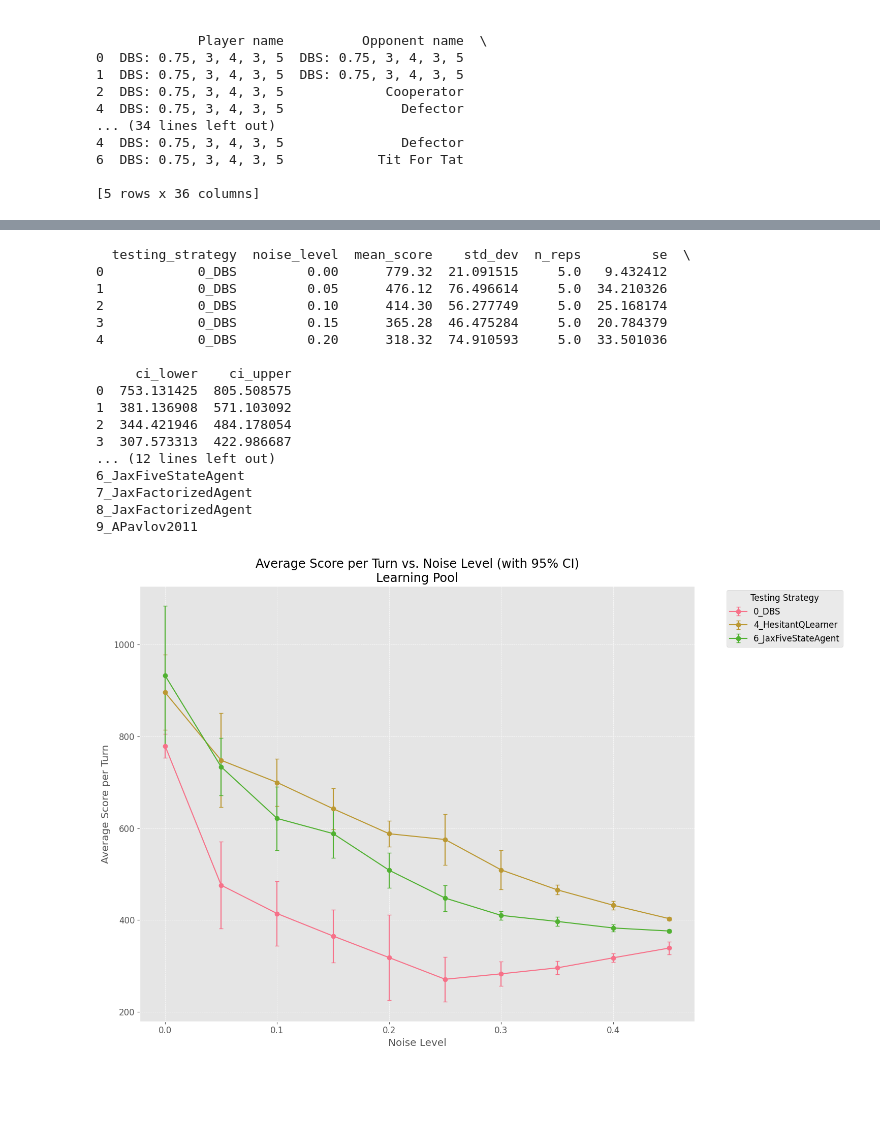
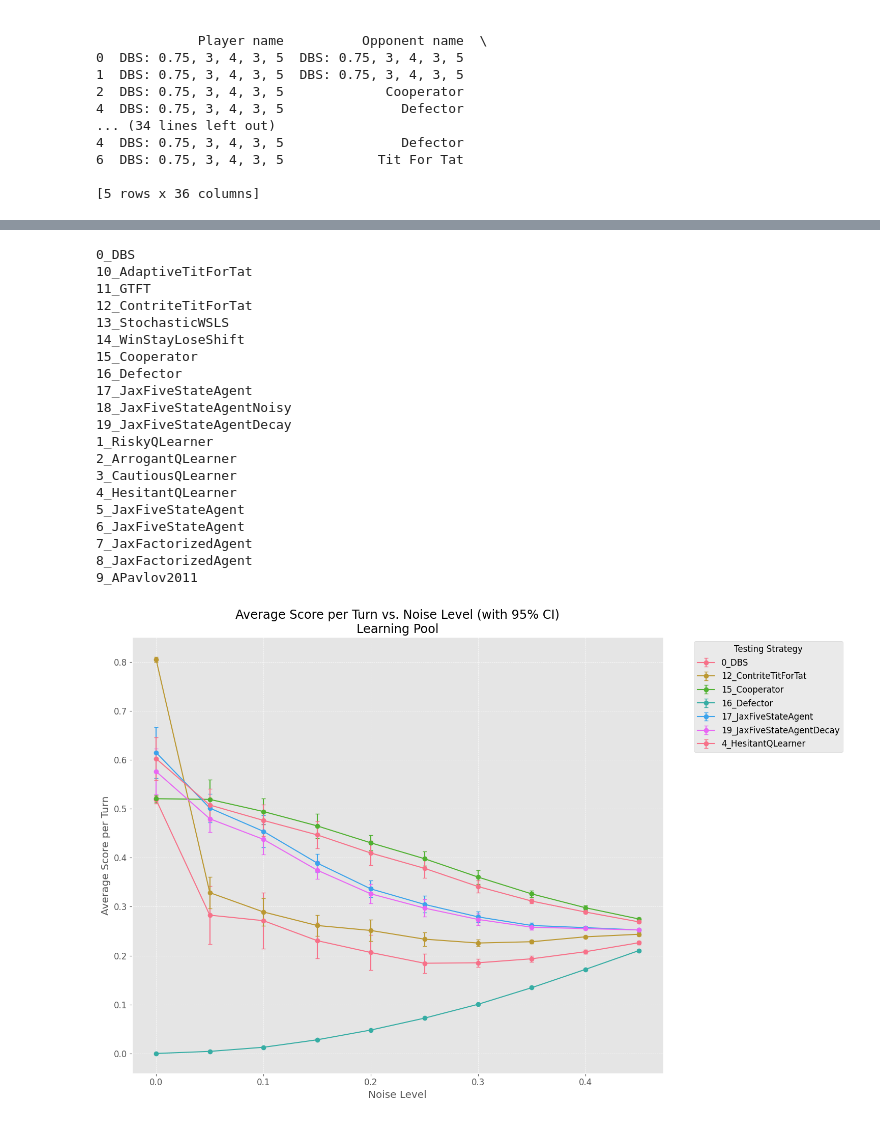
Before and after one commit to KivalM/AIFNIPD, a Jupyter notebook: experimentation/create_final_results.ipynb, the cells around one changed output, grey strips where cells are left out. Cells and saved outputs as stored; diff of their text form; code cells hidden in the pictures; blank space fills up the shorter version.

```diff
--- a/experimentation/create_final_results.ipynb
+++ b/experimentation/create_final_results.ipynb
@@ -83,6 +83,9 @@ def load_data(pool_dir):
                             df['noise_level'] = noise_level
                             df['repetition_id'] = rep
 
+                            # calculate last N cc_rate
+                            actions = df['Actions'].values
+
                             # Add player names if available
                             if player_names:
                                 df['player_name_clean'] = df['Player index'].map(
@@ -216,0 +220,3 @@ Overall averages shape: (150, 6)
+# %%
+testing_performance = static_tournament_results[static_tournament_results['Player index'] == 0].copy()
+testing_performance.head(50)
@@ -411,6 +450,7 @@ def calculate_average_cc_rate_with_ci(tournament_data):
     # Now, calculate the mean, std, and count over the repetitions
 
     def agg_with_ci(x):
+        x = x / 1500
         mean = x.mean()
         std = x.std(ddof=1) # Use ddof=1 for sample standard deviation
         n = x.count()
@@ -457,13 +497,18 @@ def plot_cc_rate_vs_noise_with_ci(avg_scores_df, title=""):
         print(strategy)
         if strategy not in [
             "0_DBS",
-            # "12_ContriteTitForTat",
+            "12_ContriteTitForTat",
             "4_HesitantQLearner",
             # "5_JaxFiveStateAgent",
-            "6_JaxFiveStateAgent",
+            # "6_JaxFiveStateAgent",
             # "7_JaxFactorizedAgent",
             # "8_JaxFactorizedAgent",
             # "9_APavlov2011",
+            "15_Cooperator",
+            "16_Defector",
+            "17_JaxFiveStateAgent",
+            # "18_JaxFiveStateAgentNoisy"
+            "19_JaxFiveStateAgentDecay"
 
         ]:
             continue
@@ -515,24 +561,27 @@ plot_cc_rate_vs_noise_with_ci(static_scores_with_ci, title="Static Pool")
 # %%
 # For learning pool
 static_scores_with_ci = calculate_average_cc_rate_with_ci(learn_tournament_results)
-print(static_scores_with_ci.head())
+static_scores_with_ci.to_csv("cc_rate_learning.csv")
 plot_cc_rate_vs_noise_with_ci(static_scores_with_ci, title="Learning Pool")
 # %% [output]
-  testing_strategy  noise_level  mean_score    std_dev  n_reps         se  \
-0            0_DBS         0.00      779.32  21.091515     5.0   9.432412
-1            0_DBS         0.05      476.12  76.496614     5.0  34.210326
-2            0_DBS         0.10      414.30  56.277749     5.0  25.168174
-3            0_DBS         0.15      365.28  46.475284     5.0  20.784379
-4            0_DBS         0.20      318.32  74.910593     5.0  33.501036
-
-     ci_lower    ci_upper
-0  753.131425  805.508575
-1  381.136908  571.103092
-2  344.421946  484.178054
-3  307.573313  422.986687
-... (12 lines left out)
+0_DBS
+10_AdaptiveTitForTat
+11_GTFT
+12_ContriteTitForTat
+13_StochasticWSLS
+14_WinStayLoseShift
+15_Cooperator
+16_Defector
+17_JaxFiveStateAgent
+18_JaxFiveStateAgentNoisy
+19_JaxFiveStateAgentDecay
+1_RiskyQLearner
+2_ArrogantQLearner
+3_CautiousQLearner
+4_HesitantQLearner
+5_JaxFiveStateAgent
 6_JaxFiveStateAgent
 7_JaxFactorizedAgent
 8_JaxFactorizedAgent
 9_APavlov2011
-[figure, old version]
+[figure, new version]
```
Also changed, not shown: parts of 12 cells of this notebook, 21 other files.
